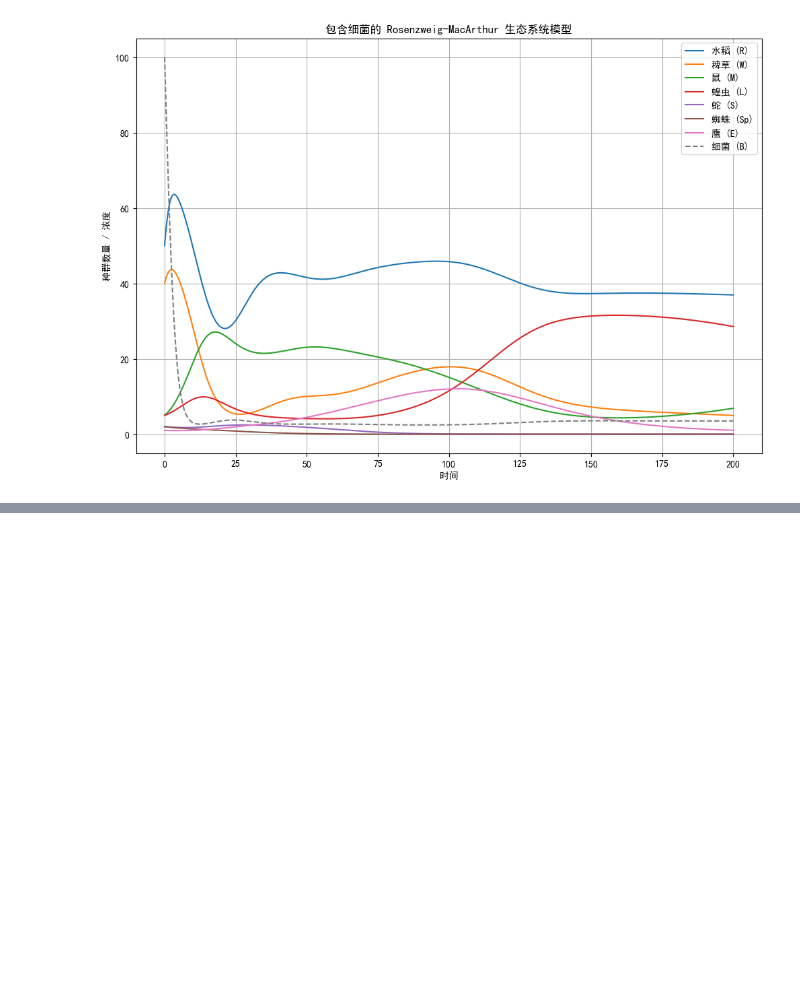
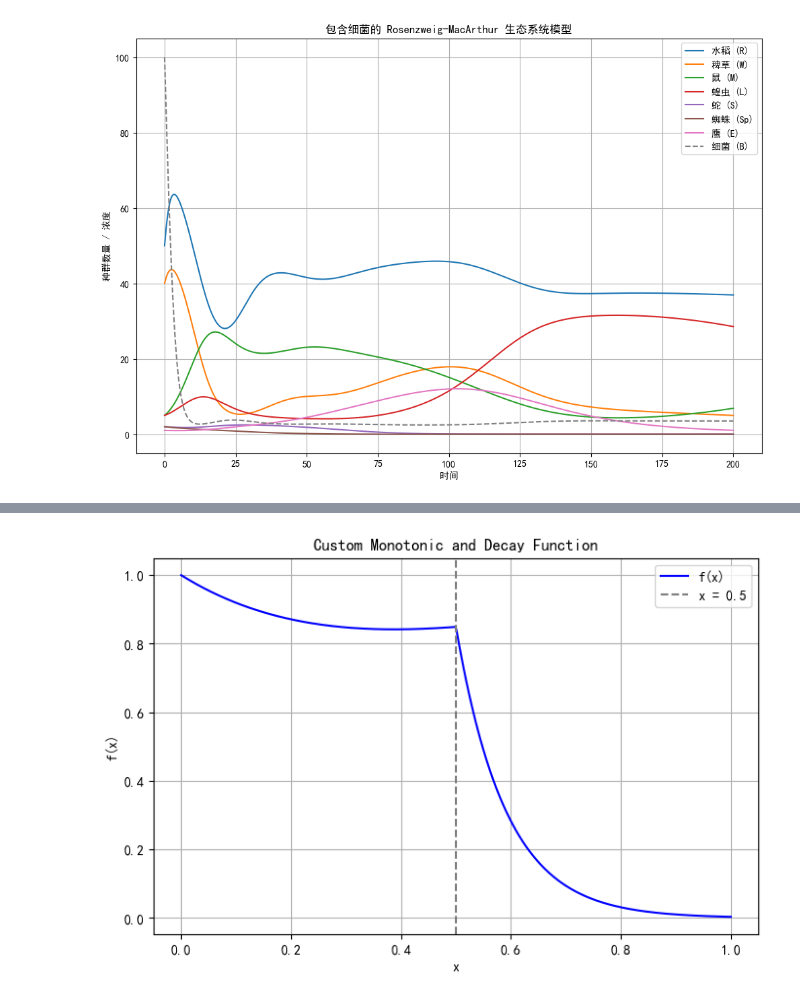
Before and after one commit to TamakoHe/MCM2025, a Jupyter notebook: src/test.ipynb, the cells around one changed output, grey strips where cells are left out. Cells and saved outputs as stored; diff of their text form; code cells hidden in the pictures; blank space fills up the shorter version.

```diff
--- a/src/test.ipynb
+++ b/src/test.ipynb
@@ -1222,0 +1404,29 @@ plt.show()
+# %%
+import numpy as np
+import matplotlib.pyplot as plt
+
+# 定义分段函数
+def custom_function(x,t):
+    if x <= 0.5:
+        return (1 + 1.6* x**2)*np.exp(-t/200)  # 递增部分
+    else:
+        return 1.4 * np.exp(-10 * (x - 0.5))*np.exp(-t/200)  # 快速下降部分
+
+# 生成数据点
+x_values = np.linspace(0, 1, 500)
+y_values = np.array([custom_function(x, 200*x) for x in x_values])
+
+# 绘制函数曲线
+plt.figure(figsize=(8, 5))
+plt.plot(x_values, y_values, label="f(x)", color='b')
+plt.axvline(0.5, linestyle="--", color="gray", label="x = 0.5")
+plt.xlabel("x")
+plt.ylabel("f(x)")
+plt.title("Custom Monotonic and Decay Function")
+plt.legend()
+plt.grid()
+
+# 显示图像
+plt.show()
+# %% [output]
+[figure, added]
```
Also changed, not shown: parts of 2 cells of this notebook, 6 other files.
